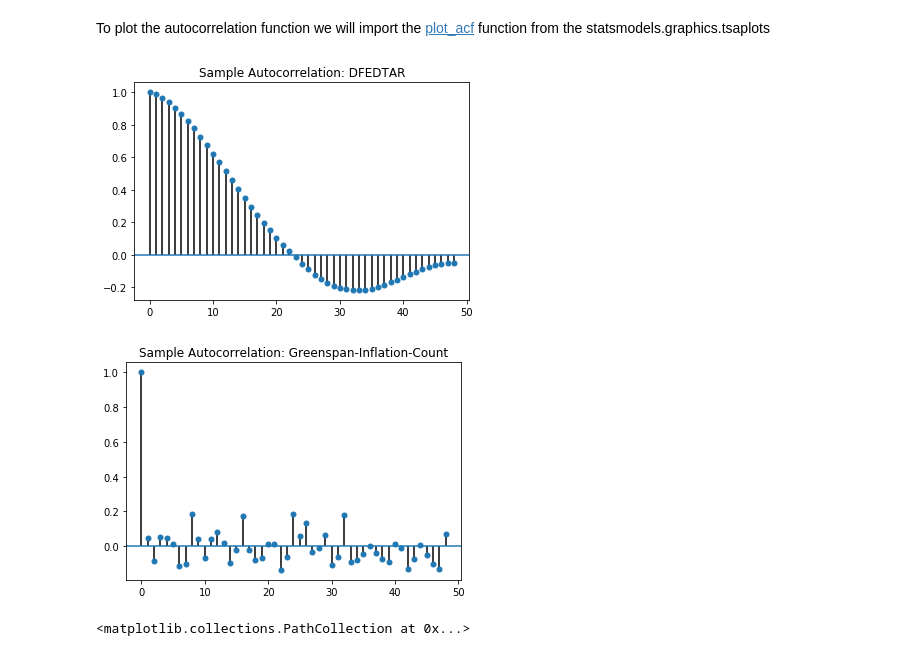
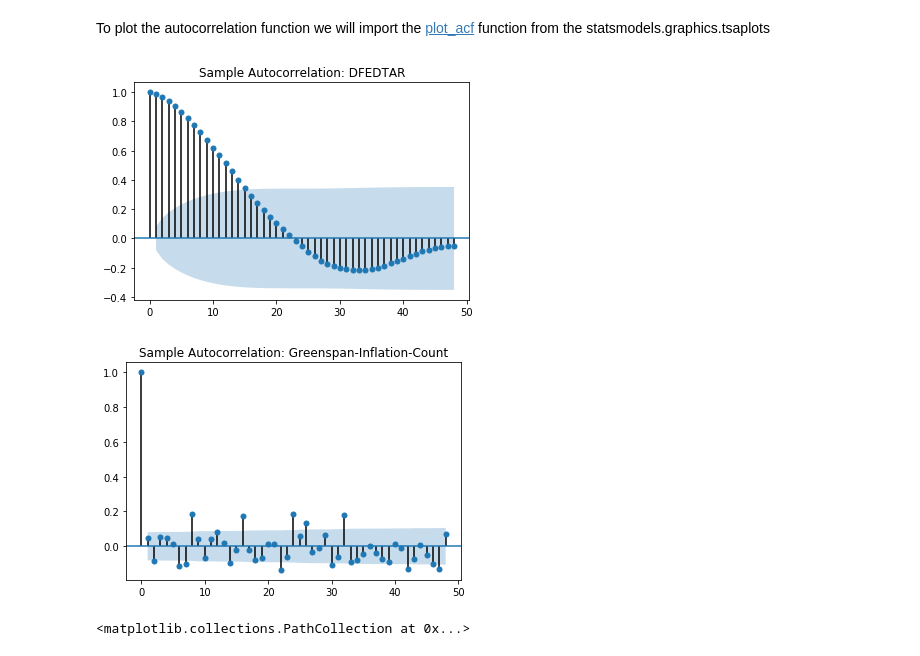
Before and after one commit to jm4474/Courses-TimeSeries-Undergraduate, a Jupyter notebook: 2_3_Lecture/2Code/Python/Lecture2.ipynb, the cells around one changed output. Drawn from its saved outputs; the diff is of its cells as text; code cells hidden in the pictures.

```diff
--- a/2_3_Lecture/2Code/Python/Lecture2.ipynb
+++ b/2_3_Lecture/2Code/Python/Lecture2.ipynb
@@ -380,13 +380,13 @@ To plot the autocorrelation function we will import the [plot_acf](http://www.st
 # %%
 from statsmodels.graphics.tsaplots import plot_acf
 # %%
-acffedtar=plot_acf(data_fedtar_meetings["DFEDTAR"],lags=48, alpha=1, title='Sample Autocorrelation: DFEDTAR')
+acffedtar=plot_acf(data_fedtar_meetings["DFEDTAR"],lags=48, alpha=.32, title='Sample Autocorrelation: DFEDTAR')
 # %% [output]
-[figure, old version]
+[figure, new version]
 # %%
-acfgreen=plot_acf(count_greenspan[0],lags=48, alpha=1,title='Sample Autocorrelation: Greenspan-Inflation-Count')
+acfgreen=plot_acf(count_greenspan[0],lags=48, alpha=.32,title='Sample Autocorrelation: Greenspan-Inflation-Count')
 # %% [output]
-[figure, old version]
+[figure, new version]
 # %%
 plt.scatter(data_fedtar_meetings["DFEDTAR"], count_greenspan[0])
 # %% [output]
```
